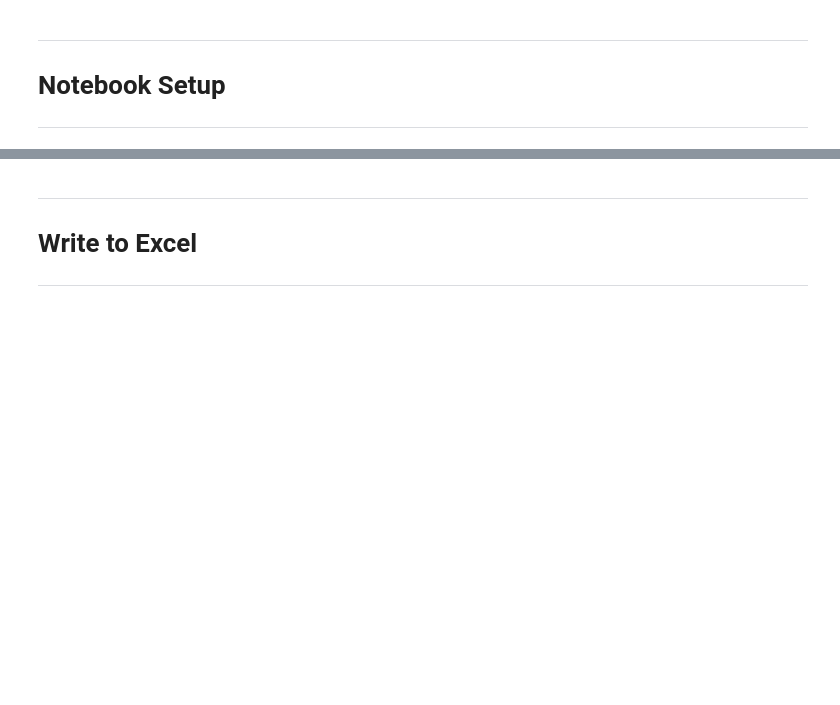
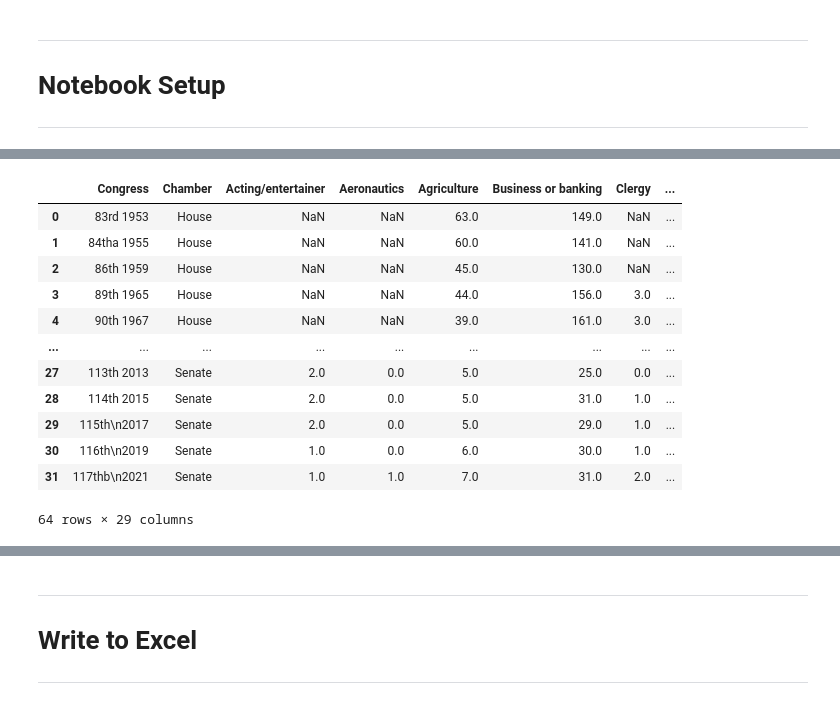
Before and after one commit to tamimcm416/congressional_activity, a Jupyter notebook: notebooks/DataPrepDemographics.ipynb, the cells around one changed output, grey strips where cells are left out. Cells and saved outputs as stored; diff of their text form; code cells hidden in the pictures; blank space fills up the shorter version.

```diff
--- a/notebooks/DataPrepDemographics.ipynb
+++ b/notebooks/DataPrepDemographics.ipynb
@@ -575,0 +528,8 @@ gender_df
+# %%
+# Add Chamber column and set to House
+house_occupations_df.insert(loc=1, column='Chamber', value='House')
+# %%
+# Read occupation data for the Senate
+file_name = '../Data/Vital Statistics on Congress.xlsx'
+senate_occupations_df = pd.read_excel(file_name, sheet_name='1-11', skiprows=2, skipfooter=4)
+senate_occupations_df.head()
@@ -575,0 +544,6 @@ gender_df
+# %%
+# Transpose Data
+senate_occupations_df = senate_occupations_df.set_index('Occupation', drop=True).transpose()
+senate_occupations_df.reset_index(inplace=True, names='Congress')
+senate_occupations_df = senate_occupations_df.rename_axis(None, axis=1)
+senate_occupations_df.head()
@@ -575,0 +558,21 @@ gender_df
+# %%
+# Add Chamber column and set to House
+senate_occupations_df.insert(loc=1, column='Chamber', value='Senate')
+# %%
+# Merge House and Senate data
+occupations_df = pd.concat([house_occupations_df, senate_occupations_df])
+occupations_df
+# %% [output]
+|  | Congress | Chamber | Acting/entertainer | Aeronautics | Agriculture | Business or banking | Clergy | ... |
+| 0 | 83rd 1953 | House | NaN | NaN | 63.0 | 149.0 | NaN | ... |
+| 1 | 84tha 1955 | House | NaN | NaN | 60.0 | 141.0 | NaN | ... |
+| 2 | 86th 1959 | House | NaN | NaN | 45.0 | 130.0 | NaN | ... |
+| 3 | 89th 1965 | House | NaN | NaN | 44.0 | 156.0 | 3.0 | ... |
+| 4 | 90th 1967 | House | NaN | NaN | 39.0 | 161.0 | 3.0 | ... |
+| ... | ... | ... | ... | ... | ... | ... | ... | ... |
+| 27 | 113th 2013 | Senate | 2.0 | 0.0 | 5.0 | 25.0 | 0.0 | ... |
+| 28 | 114th 2015 | Senate | 2.0 | 0.0 | 5.0 | 31.0 | 1.0 | ... |
+| 29 | 115th\n2017 | Senate | 2.0 | 0.0 | 5.0 | 29.0 | 1.0 | ... |
+| 30 | 116th\n2019 | Senate | 1.0 | 0.0 | 6.0 | 30.0 | 1.0 | ... |
+| 31 | 117thb\n2021 | Senate | 1.0 | 1.0 | 7.0 | 31.0 | 2.0 | ... |
+64 rows × 29 columns
```
Also changed, not shown: parts of 158 cells of this notebook, 2 other files.
